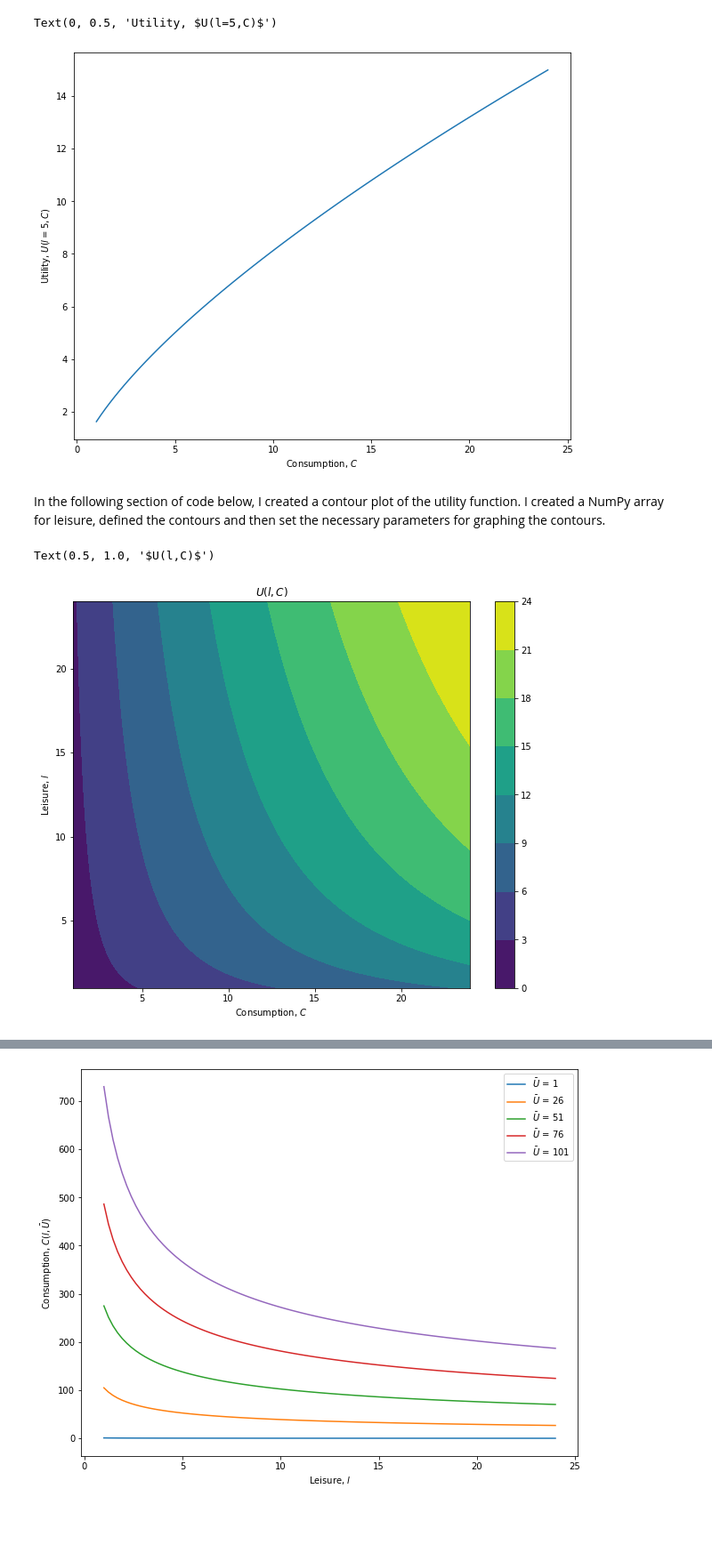
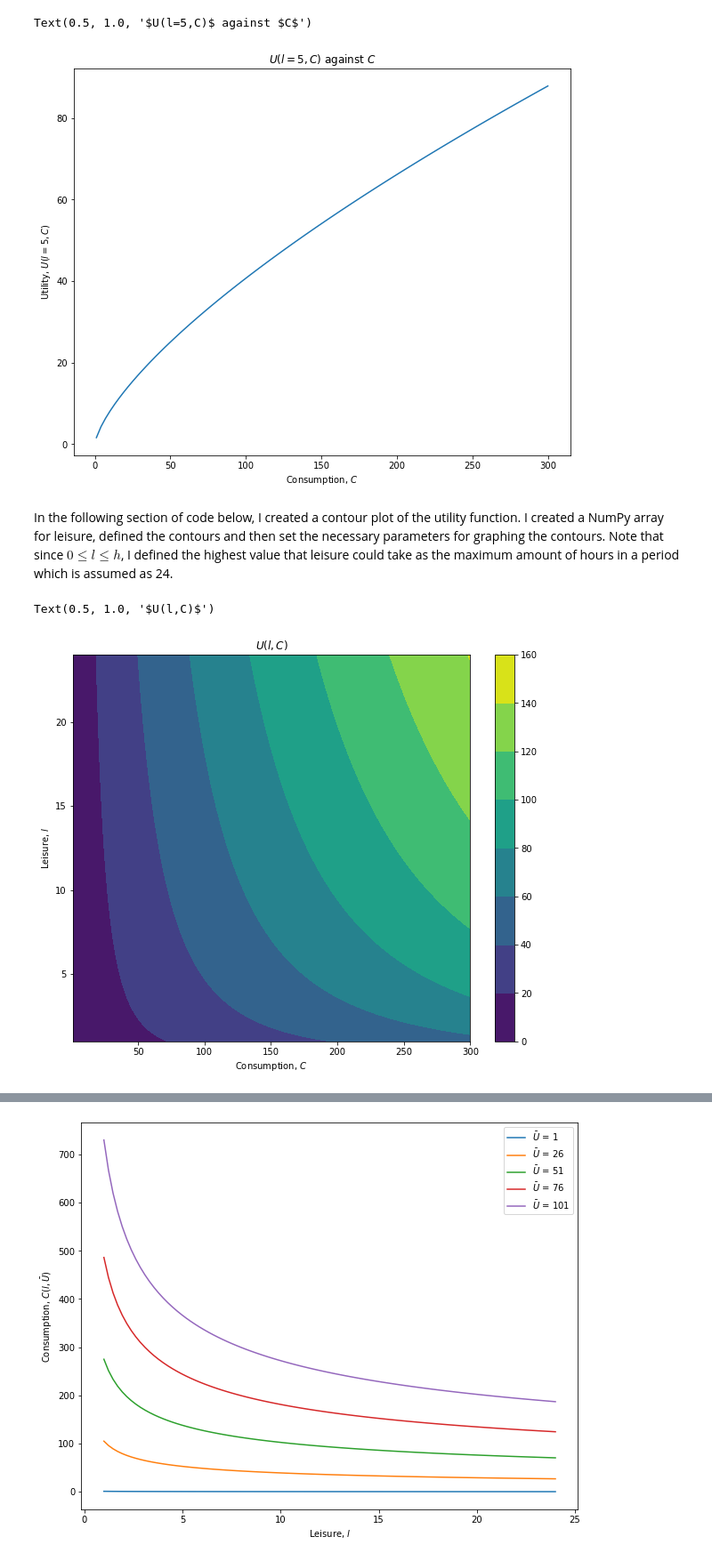
Before and after one commit to lj-valencia/Python-for-Economics, a Jupyter notebook: One-Period Macroeconomic Model - The Representative Consumer.ipynb, the cells around one changed output, grey strips where cells are left out. Shown at 89% size. Saved outputs shown, nothing was run; the diff lists cells and outputs as text; code cells hidden in the pictures; blank space fills up the shorter version.

```diff
--- a/One-Period Macroeconomic Model - The Representative Consumer.ipynb
+++ b/One-Period Macroeconomic Model - The Representative Consumer.ipynb
@@ -42,31 +42,33 @@ To begin plotting the utility function and the budget constraint, it is importan
 # %%
 """
 Import relevant libraries
 """
 import matplotlib.pyplot as plt
 import numpy as np
 from scipy.optimize import minimize_scalar
 """
 The Cobb-Douglas Utility Function
 """
-# Set paramters
-H = 24 # A fixed value; let's assume 24 hours in a period.
-def U(L, C, alpha=0.3): # function for Cobb-Douglas utility function;
+C_max = 300 # arbitrarily defined max value for consumption
+def U(L, C, alpha=0.3): # Python function for Cobb-Douglas utility function;
     return L**alpha * C**(1-alpha) # return Utility
 
 # plot Utility function given a constant value of leisure
 fig, ax = plt.subplots(figsize=(10, 8))
 l_ = 5 # set a fixed value of leisure at 5;
-C = np.linspace(1, L, 100) # set NumPy array for Consumption;
+C = np.linspace(1, C_max, 100) # set NumPy array for Consumption;
 ax.plot(C, U(l_, C))
 ax.set_xlabel("Consumption, $C$")
 ax.set_ylabel("Utility, $U(l=5,C)$")
+ax.set_title("$U(l=5,C)$ against $C$") # set title
 # %% [output]
-Text(0, 0.5, 'Utility, $U(l=5,C)$')
+Text(0.5, 1.0, '$U(l=5,C)$ against $C$')
-[figure, old version]
+[figure, new version]
 # %% [markdown]
-In the following section of code below, I created a contour plot of the utility function. I created a NumPy array for leisure, defined the contours and then set the necessary parameters for graphing the contours.
+In the following section of code below, I created a contour plot of the utility function. I created a NumPy array for leisure, defined the contours and then set the necessary parameters for graphing the contours. Note that since $0\leq l\leq h$, I defined the highest value that leisure could take as the maximum amount of hours in a period which is assumed as 24.
 # %%
+# Set parameters
+H = 24 # A fixed value; let's assume 24 hours in a period.
 # Contour plot of Utility function
 fig, ax = plt.subplots(figsize=(10, 8))
 l = np.linspace(1, H, 100).reshape((100, 1)) # set NumPy array for leisure;
@@ -77,7 +79,7 @@ ax.set_ylabel("Leisure, $l$") # set ylabel
 ax.set_title("$U(l,C)$") # set title
 # %% [output]
 Text(0.5, 1.0, '$U(l,C)$')
-[figure, old version]
+[figure, new version]
 # %% [markdown]
 ## The Representative Consumer's Indifference Curve <a name="IC"></a>
 
```
Also changed, not shown: parts of 10 cells of this notebook.
